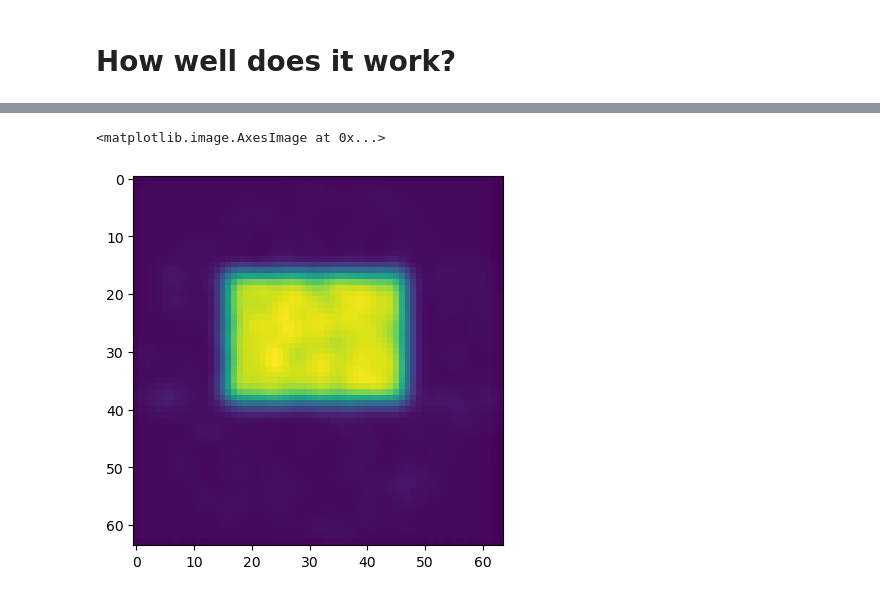
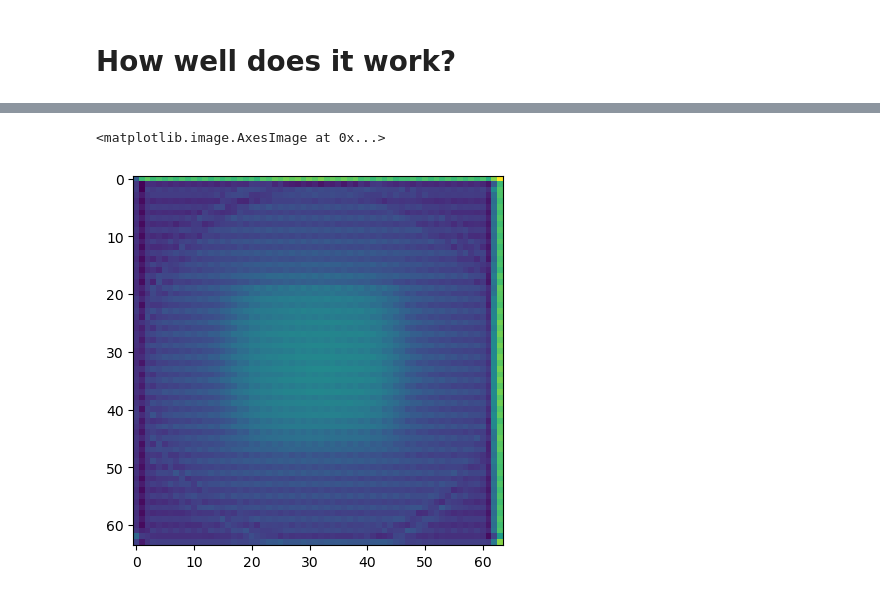
Before and after one commit to TimRoith/IncubatorSchool, a Jupyter notebook: Tutorial_03.ipynb, the cells around one changed output, grey strips where cells are left out. Cells and saved outputs as stored; diff of their text form; code cells hidden in the pictures.

```diff
--- a/Tutorial_03.ipynb
+++ b/Tutorial_03.ipynb
@@ -247,12 +247,12 @@ class proxGD(optimizer):
 # %%
 def model_prox(x, lamda):
     return model(x).detach().numpy()[0,0,...]
 
 x0 = x_recon[0,0,...]
 sinogram = R(x0)
-pGD = proxGD(R, x0, sinogram, t=1.1, lamda=0.1, verbosity=0, prox=model_prox, max_it=0)
+pGD = proxGD(R, x0, sinogram, t=1.1, lamda=0.1, verbosity=0, prox=model_prox, max_it=4)
 pGD.solve()
 plt.imshow(pGD.x)
 # %% [output]
 <matplotlib.image.AxesImage at 0x...>
-[figure, old version]
+[figure, new version]
```
Also changed, not shown: parts of 1 cell of this notebook.
